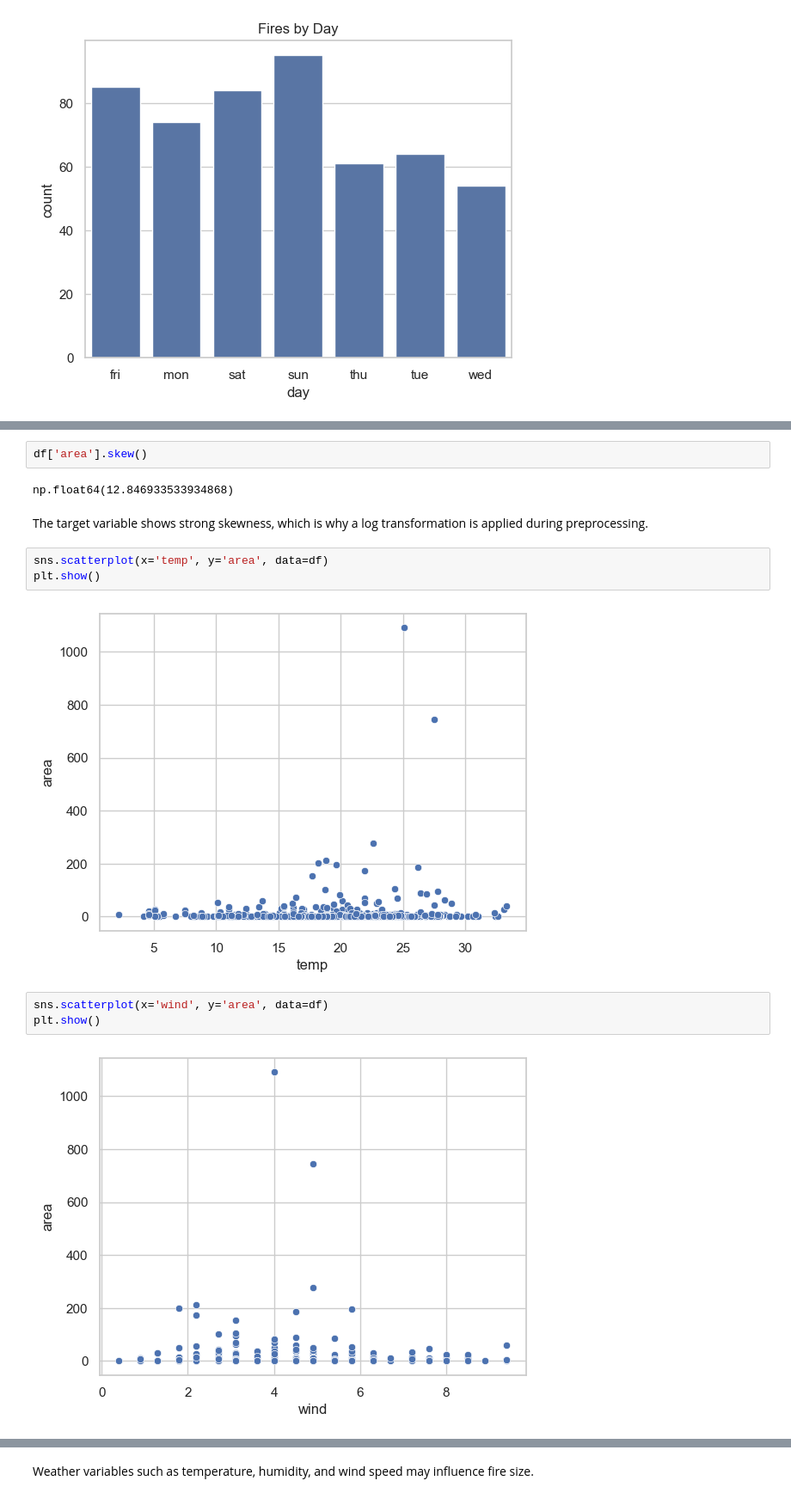
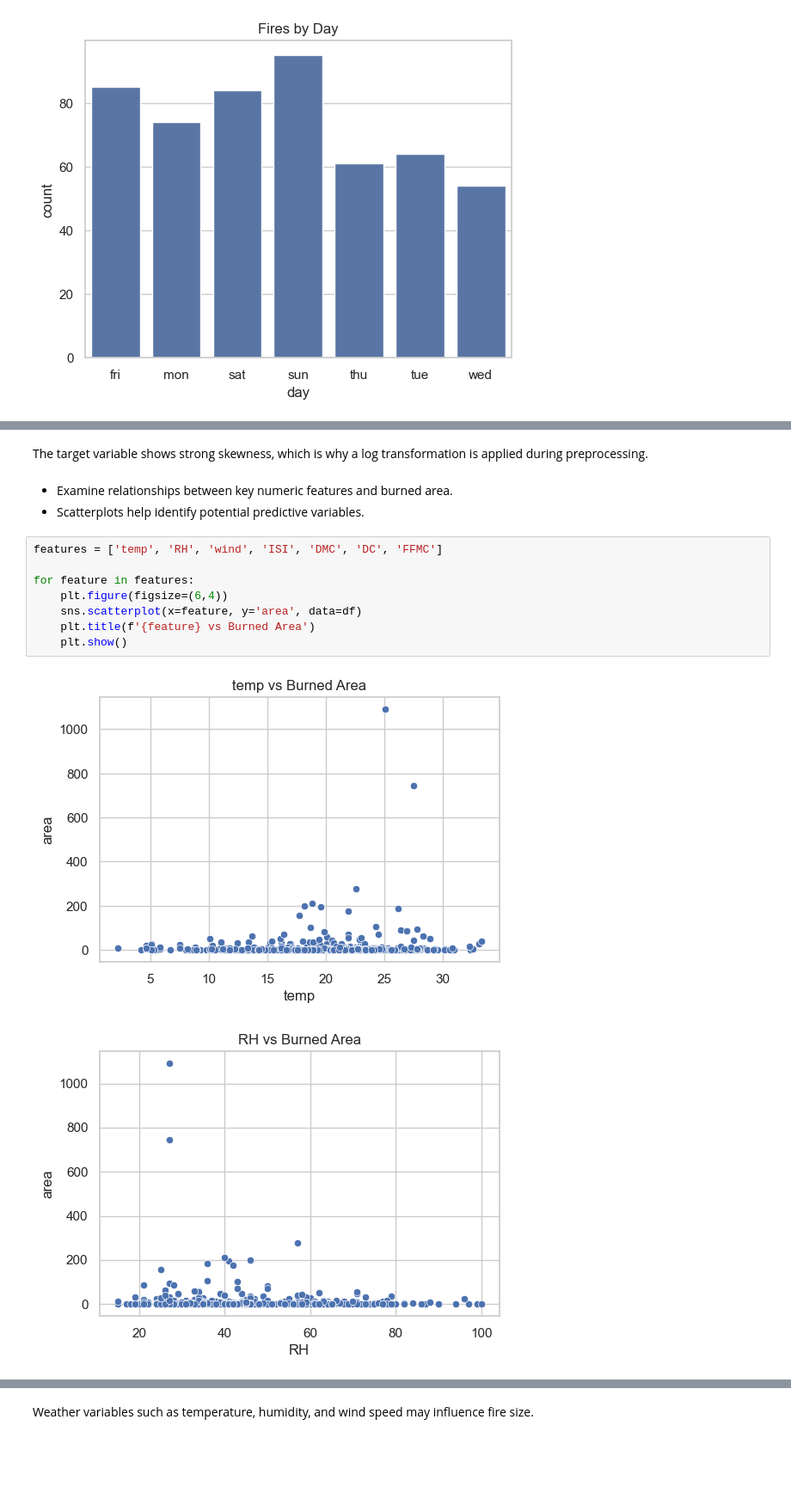
Before and after one commit to Mchalen21/Forest-Fires, a Jupyter notebook: notebooks/Explore.ipynb, the cells around one changed output, grey strips where cells are left out. Shown at 86% size. Cells and saved outputs as stored; diff of their text form; blank space fills up the shorter version.

```diff
--- a/notebooks/Explore.ipynb
+++ b/notebooks/Explore.ipynb
@@ -145,16 +168,16 @@ plt.show()
-# %%
-df['area'].skew()
-# %% [output]
-np.float64(12.846933533934868)
 # %% [markdown]
 The target variable shows strong skewness, which is why a log transformation is applied during preprocessing.
-# %%
-sns.scatterplot(x='temp', y='area', data=df)
-plt.show()
-# %% [output]
-[figure, removed]
-# %%
-sns.scatterplot(x='wind', y='area', data=df)
-plt.show()
-# %% [output]
-[figure, removed]
+# %% [markdown]
+- Examine relationships between key numeric features and burned area.
+- Scatterplots help identify potential predictive variables.
+# %%
+features = ['temp', 'RH', 'wind', 'ISI', 'DMC', 'DC', 'FFMC']
+
+for feature in features:
+    plt.figure(figsize=(6,4))
+    sns.scatterplot(x=feature, y='area', data=df)
+    plt.title(f'{feature} vs Burned Area')
+    plt.show()
+# %% [output]
+[figure, added]
+[figure, added]
```
Also changed, not shown: parts of 21 cells of this notebook, 5 other files.
